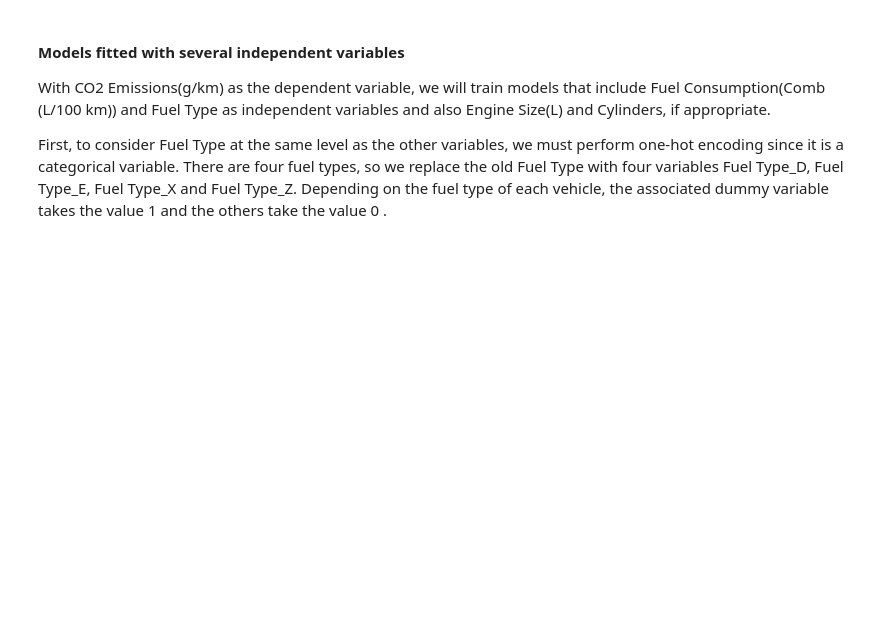
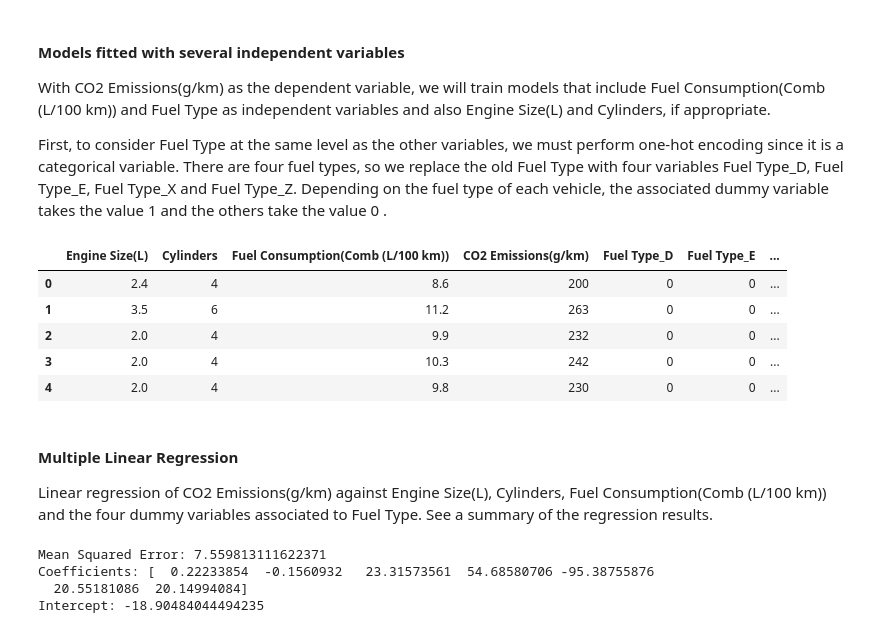
Before and after one commit to SasikaAththanayaka/Linear_Regression_-SLR-_on_Carbondioxide_emission_of_vehicles, a Jupyter notebook: co2_emission_eda.ipynb, the cells around one changed output. Drawn from its saved outputs; the diff is of its cells as text; code cells hidden in the pictures; blank space fills up the shorter version.

Commit message:
fit two models

```diff
--- a/co2_emission_eda.ipynb
+++ b/co2_emission_eda.ipynb
@@ -469,6 +469,43 @@ First, to consider Fuel Type at the same level as the other variables, we must p
 .
 # %%
 dfOHE = pd.get_dummies(co2_emission_filter, columns=['Fuel Type'], dtype=int)
-
-dfOHE_X = dfOHE.drop(['CO2 Emissions(g/km)'], axis=1)
-dfOHE_y = dfOHE['CO2 Emissions(g/km)']
+dfOHE.head()
+# %% [output]
+|  | Engine Size(L) | Cylinders | Fuel Consumption(Comb (L/100 km)) | CO2 Emissions(g/km) | Fuel Type_D | Fuel Type_E | ... |
+| 0 | 2.4 | 4 | 8.6 | 200 | 0 | 0 | ... |
+| 1 | 3.5 | 6 | 11.2 | 263 | 0 | 0 | ... |
+| 2 | 2.0 | 4 | 9.9 | 232 | 0 | 0 | ... |
+| 3 | 2.0 | 4 | 10.3 | 242 | 0 | 0 | ... |
+| 4 | 2.0 | 4 | 9.8 | 230 | 0 | 0 | ... |
+# %% [markdown]
+#### Multiple Linear Regression
+Linear regression of CO2 Emissions(g/km) against Engine Size(L), Cylinders, Fuel Consumption(Comb (L/100 km)) and the four dummy variables associated to Fuel Type. See a summary of the regression results.
+# %%
+from sklearn.linear_model import LinearRegression
+from sklearn.model_selection import train_test_split
+from sklearn.metrics import mean_squared_error
+
+# X contains the independent variables, and y is the dependent variable
+
+# Split the data into training and testing sets
+X_train, X_test, y_train, y_test = train_test_split(dfOHE[['Engine Size(L)','Cylinders','Fuel Consumption(Comb (L/100 km))','Fuel Type_D','Fuel Type_E','Fuel Type_X','Fuel Type_Z']], dfOHE['CO2 Emissions(g/km)'], test_size=0.2, random_state=42)
+
+# Create and fit the multilinear regression model
+model = LinearRegression()
+MLR_model_fitted = model.fit(X_train, y_train)
+
+# Make predictions on the test set
+y_pred = model.predict(X_test)
+
+# Evaluate the model
+mse = mean_squared_error(y_test, y_pred)
+print(f'Mean Squared Error: {mse}')
+
+# Display the coefficients and intercept
+print('Coefficients:', model.coef_)
+print('Intercept:', model.intercept_)
+# %% [output]
+Mean Squared Error: 7.559813111622371
+Coefficients: [  0.22233854  -0.1560932   23.31573561  54.68580706 -95.38755876
+  20.55181086  20.14994084]
+Intercept: -18.90484044494235
```
Also changed, not shown: parts of 5 cells of this notebook.
